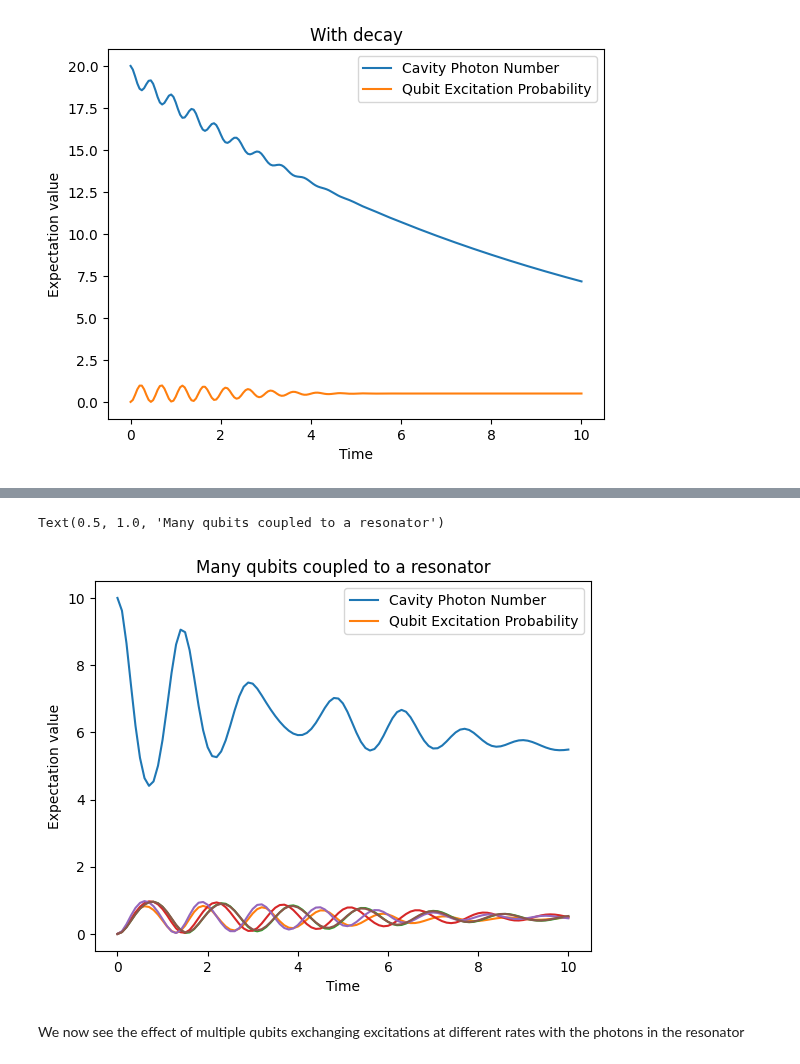
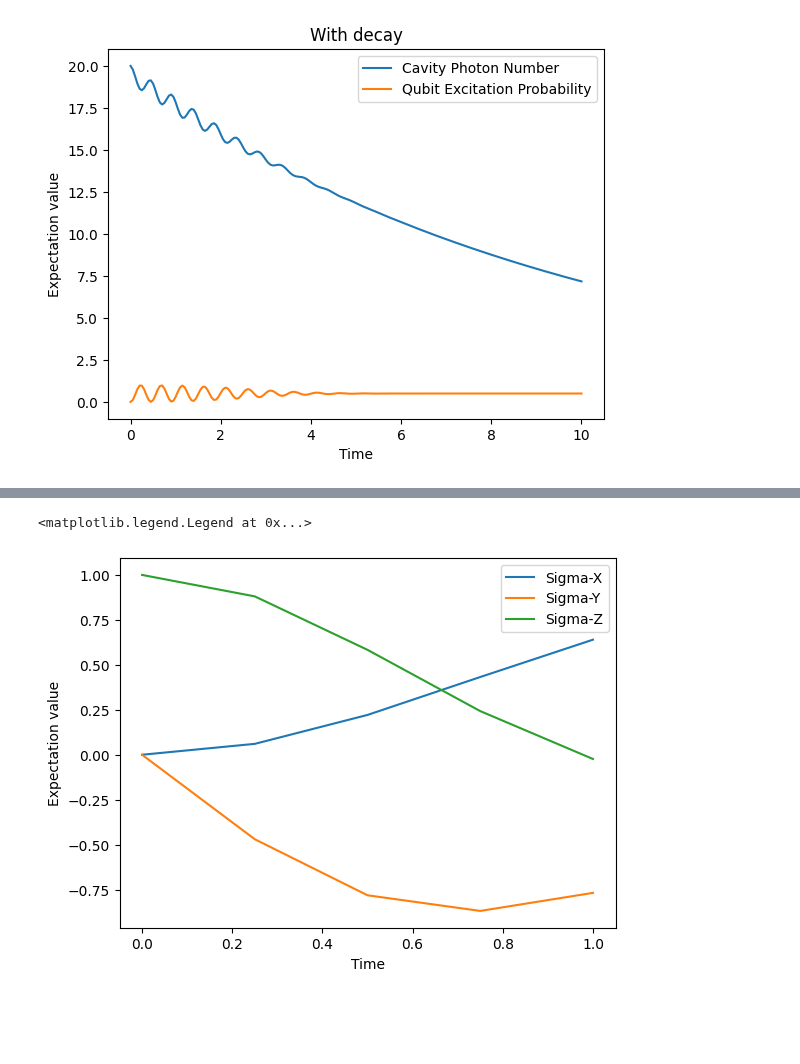
Before and after one commit to Squirtle007/CUDA-Q, a Jupyter notebook: TWCC/latest/01_cudaq_dynamics.ipynb, the cells around one changed output, grey strips where cells are left out. Drawn from its saved outputs; the diff is of its cells as text; code cells hidden in the pictures; blank space fills up the shorter version.

Commit message:
Add section for cudaq-dynamics

```diff
--- a/TWCC/latest/01_cudaq_dynamics.ipynb
+++ b/TWCC/latest/01_cudaq_dynamics.ipynb
@@ -406,21 +458,46 @@ evolution_result = cudaq.evolve(
+# %%
+import cudaq
+import numpy as np
+
+# Set the target to our dynamics simulator
+cudaq.set_target("dynamics")
+
+# Dimensions of sub-systems: a single two-level system.
+dimensions = {0: 2}
+
+# Initial state of the system (ground state).
+rho0 = np.array([[1.0, 0.0], [0.0, 0.0]], dtype=np.complex128)
+
+
+# Schedule of time steps.
+t_final = 1.0
+n_steps = 5
+steps = np.linspace(0, t_final, n_steps)
+schedule = Schedule(steps, ["t"])
+
+# Run the simulation.
+evolution_result = evolve(hamiltonian,
+                          dimensions,
+                          schedule,
+                          initial_state=cudaq.State.from_data(rho0),
+                          observables=[spin.x(0),
+                                       spin.y(0),
+                                       spin.z(0)],
+                          collapse_operators=[],
+                          store_intermediate_results=True)
 # %%
 get_result = lambda idx, res: [
     exp_vals[idx].expectation() for exp_vals in res.expectation_values()
 ]
 
-tc_results = [
-    get_result(i, evolution_result) for i in range(no_qubits+1)
-]
-plt.plot()
+import matplotlib.pyplot as plt
 
-for i in range(no_qubits):
-    plt.plot(steps, tc_results[i])
+plt.plot(steps, get_result(0, evolution_result))
+plt.plot(steps, get_result(1, evolution_result))
+plt.plot(steps, get_result(2, evolution_result))
 plt.ylabel("Expectation value")
 plt.xlabel("Time")
-plt.legend(("Cavity Photon Number", "Qubit Excitation Probability"))
-plt.title("Many qubits coupled to a resonator")
+plt.legend(("Sigma-X", "Sigma-Y", "Sigma-Z"))
 # %% [output]
-Text(0.5, 1.0, 'Many qubits coupled to a resonator')
+<matplotlib.legend.Legend at 0x...>
-[figure, old version]
+[figure, new version]
-# %% [markdown]
-We now see the effect of multiple qubits exchanging excitations at different rates with the photons in the resonator
```
Also changed, not shown: parts of 21 cells of this notebook.
